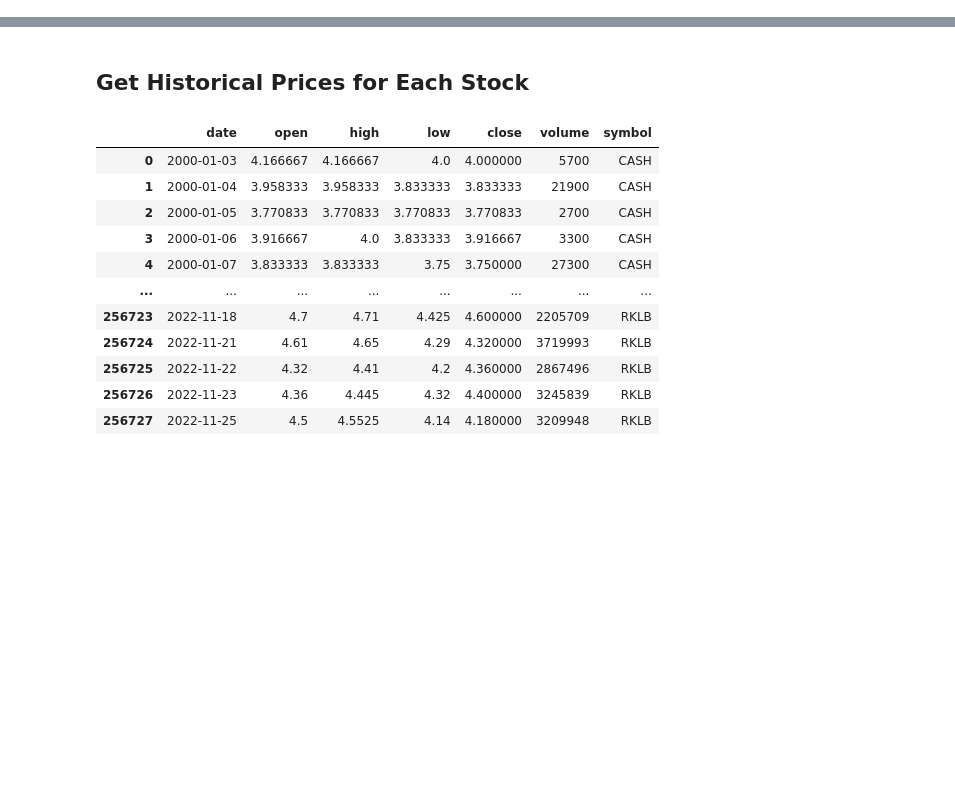
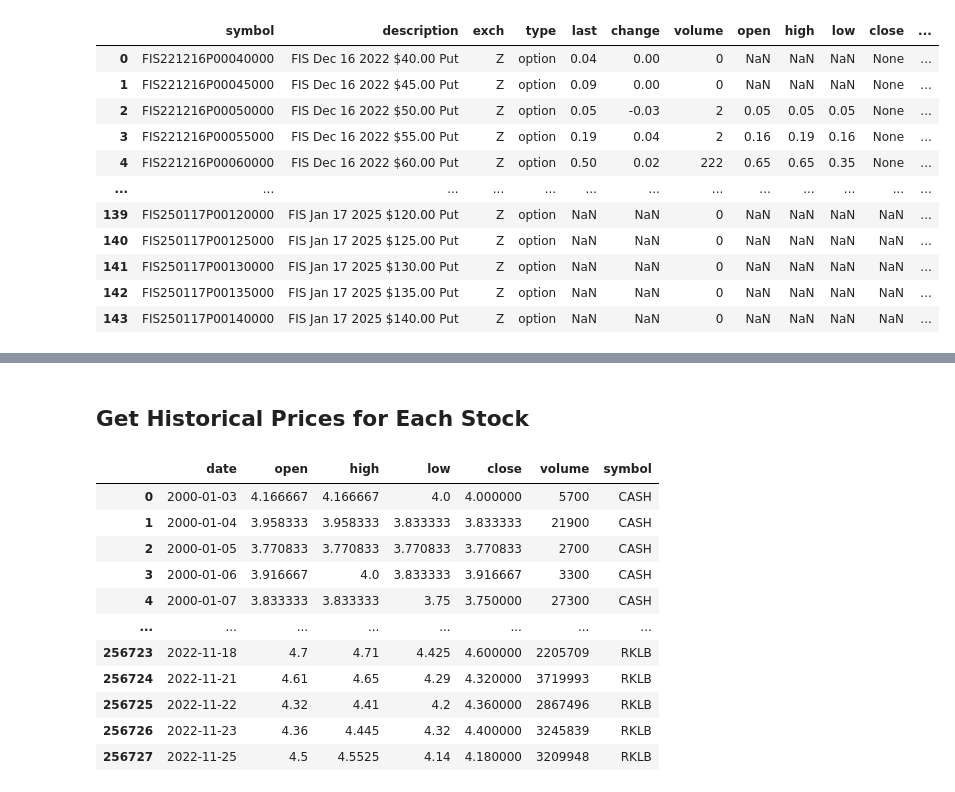
Before and after one commit to RLE-Analytics/iron_financial, a Jupyter notebook: options_strategy/Long Puts OTM Strategy Eval.ipynb, the cells around one changed output, grey strips where cells are left out. Saved outputs shown, nothing was run; the diff lists cells and outputs as text; code cells hidden in the pictures; blank space fills up the shorter version.

```diff
--- a/options_strategy/Long Puts OTM Strategy Eval.ipynb
+++ b/options_strategy/Long Puts OTM Strategy Eval.ipynb
@@ -24,0 +147,77 @@ pd.set_option('display.max_columns', None)
+# %%
+num_samples = 10000
+sample_size = 20000
+upper_scale = 0.60
+upper_shape = -0.09
+lower_scale = 0.65
+lower_shape = -0.1
+today = datetime.today().date()
+start_price = this_stock_history['close'].iloc[-1]
+
+final_put_chain = pd.DataFrame()
+
+for option_date in option_dates['exp_dates']:
+
+    opt_chain = all_puts.loc[all_puts['expiration_date'] == option_date]
+
+    date = {"Date": pd.date_range(today, option_date)}
+
+    dates = pd.DataFrame(data = date)
+    dates['wday'] = dates['Date'].dt.dayofweek
+    dates = dates.loc[dates['wday'] != 5]
+    dates = dates.loc[dates['wday'] != 6]
+
+    num_trading_days = dates.shape[0]
+
+    start = today - timedelta(days = num_trading_days)
+
+    start = start.isoformat()
+
+    perc_pos = (
+        sum(this_stock_history.loc[this_stock_history['date'] > start, 'perc_change'] > 0) /
+        len(this_stock_history.loc[this_stock_history['date'] > start, 'perc_change'])
+    )
+
+    perc_neg = 1 - perc_pos
+
+    avg = np.mean(this_stock_history['perc_change'])
+    std = np.std(this_stock_history['perc_change'])
+
+    samp_upper = genextreme.rvs(upper_shape,
+                                loc = avg,
+                                scale = upper_scale * std,
+                                size = round(sample_size * perc_pos))
+
+    samp_lower = -1 * genextreme.rvs(lower_shape,
+                                     loc = avg,
+                                     scale = lower_scale * std,
+                                     size = round(sample_size * perc_neg))
+
+    samp = np.append(samp_upper, samp_lower)
+    del samp_upper
+    del samp_lower
+
+    sample_col = pd.Series(range(1, num_trading_days + 1)).repeat(num_samples)
+    dates_col = dates['Date'].repeat(num_samples)
+    sample_values = np.array(choices(samp + 1,
+                                     k = num_samples * num_trading_days
+                                     )).reshape(num_trading_days,
+                                                num_samples)
+    sample_values[0] = start_price
+
+    price_paths = sample_values.cumprod(axis = 0)
+
+    final_prices = price_paths[num_trading_days - 1]
+    del price_paths
+
+    for strp in opt_chain.strike:
+        opt_chain.loc[opt_chain['strike'] == strp, 'likelihood_below'] = (
+            sum(final_prices < opt_chain.loc[opt_chain['strike'] == strp, 'strike_minus_last'].item()) / num_samples)
+
+        opt_chain.loc[opt_chain['strike'] == strp, 'likelihood_strike'] = (
+            sum(final_prices < strp) / num_samples)
+
+    final_put_chain = pd.concat([final_put_chain, opt_chain], axis = 0, ignore_index = True)
+
+final_put_chain
+# %% [output]
@@ -24,0 +241,12 @@ pd.set_option('display.max_columns', None)
+|  | symbol | description | exch | type | last | change | volume | open | high | low | close | ... |
+| 0 | FIS221216P00040000 | FIS Dec 16 2022 $40.00 Put | Z | option | 0.04 | 0.00 | 0 | NaN | NaN | NaN | None | ... |
+| 1 | FIS221216P00045000 | FIS Dec 16 2022 $45.00 Put | Z | option | 0.09 | 0.00 | 0 | NaN | NaN | NaN | None | ... |
+| 2 | FIS221216P00050000 | FIS Dec 16 2022 $50.00 Put | Z | option | 0.05 | -0.03 | 2 | 0.05 | 0.05 | 0.05 | None | ... |
+| 3 | FIS221216P00055000 | FIS Dec 16 2022 $55.00 Put | Z | option | 0.19 | 0.04 | 2 | 0.16 | 0.19 | 0.16 | None | ... |
+| 4 | FIS221216P00060000 | FIS Dec 16 2022 $60.00 Put | Z | option | 0.50 | 0.02 | 222 | 0.65 | 0.65 | 0.35 | None | ... |
+| ... | ... | ... | ... | ... | ... | ... | ... | ... | ... | ... | ... | ... |
+| 139 | FIS250117P00120000 | FIS Jan 17 2025 $120.00 Put | Z | option | NaN | NaN | 0 | NaN | NaN | NaN | NaN | ... |
+| 140 | FIS250117P00125000 | FIS Jan 17 2025 $125.00 Put | Z | option | NaN | NaN | 0 | NaN | NaN | NaN | NaN | ... |
+| 141 | FIS250117P00130000 | FIS Jan 17 2025 $130.00 Put | Z | option | NaN | NaN | 0 | NaN | NaN | NaN | NaN | ... |
+| 142 | FIS250117P00135000 | FIS Jan 17 2025 $135.00 Put | Z | option | NaN | NaN | 0 | NaN | NaN | NaN | NaN | ... |
+| 143 | FIS250117P00140000 | FIS Jan 17 2025 $140.00 Put | Z | option | NaN | NaN | 0 | NaN | NaN | NaN | NaN | ... |
```
Also changed, not shown: parts of 19 cells of this notebook.
